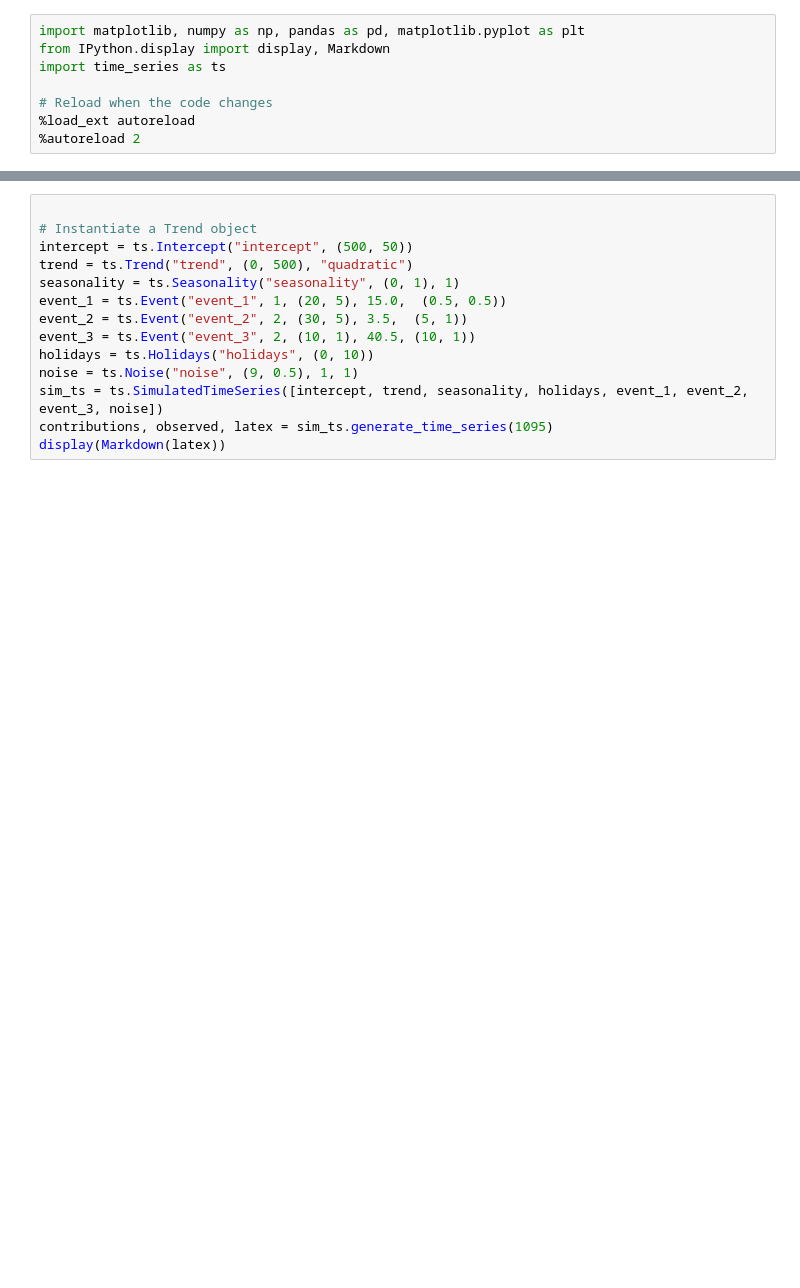
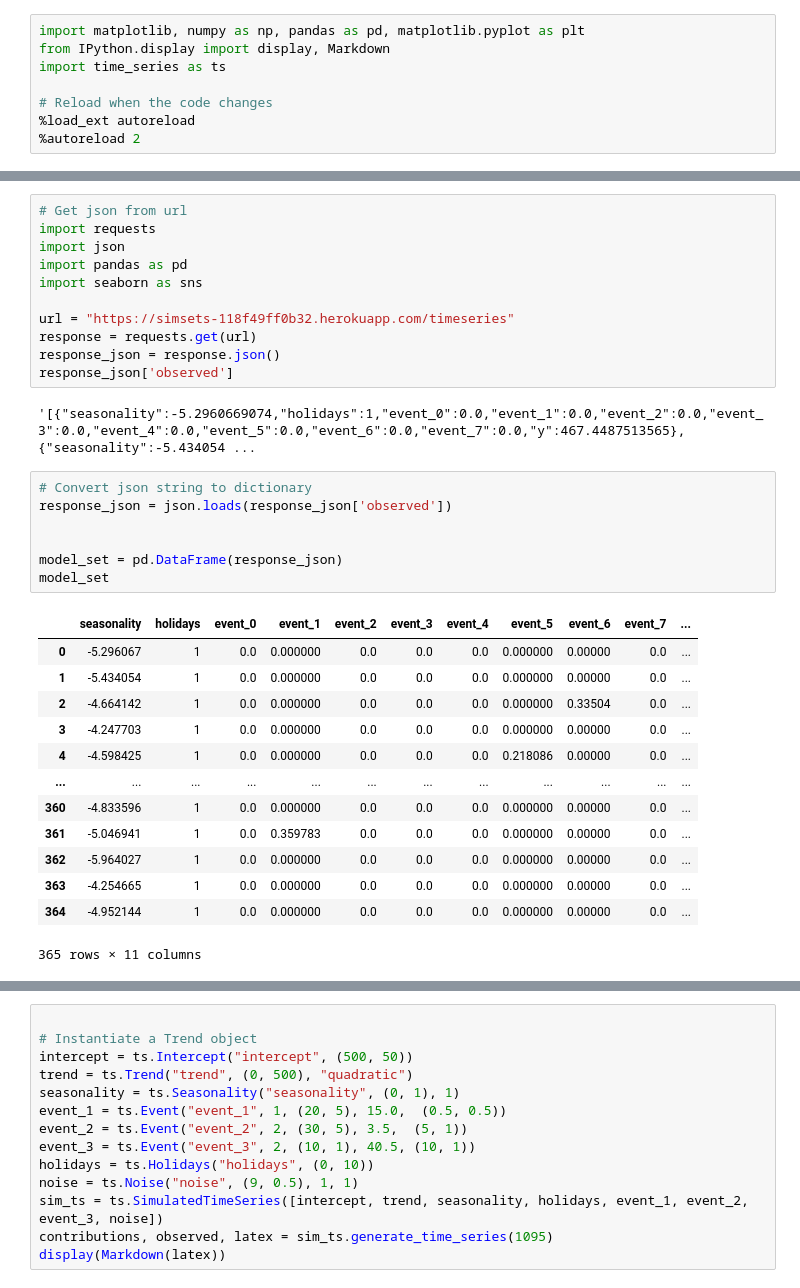
Before and after one commit to coppeliaMLA/simsets, a Jupyter notebook: scratch.ipynb, the cells around one changed output, grey strips where cells are left out. Cells and saved outputs as stored; diff of their text form; blank space fills up the shorter version.

```diff
--- a/scratch.ipynb
+++ b/scratch.ipynb
@@ -8,0 +31,34 @@ import time_series as ts
+# %%
+# Get json from url
+import requests
+import json
+import pandas as pd
+import seaborn as sns
+
+url = "https://simsets-118f49ff0b32.herokuapp.com/timeseries"
+response = requests.get(url)
+response_json = response.json()
+response_json['observed']
+# %% [output]
+'[{"seasonality":-5.2960669074,"holidays":1,"event_0":0.0,"event_1":0.0,"event_2":0.0,"event_3":0.0,"event_4":0.0,"event_5":0.0,"event_6":0.0,"event_7":0.0,"y":467.4487513565},{"seasonality":-5.434054 ...
+# %%
+# Convert json string to dictionary
+response_json = json.loads(response_json['observed'])
+
+
+model_set = pd.DataFrame(response_json)
+model_set
+# %% [output]
+|  | seasonality | holidays | event_0 | event_1 | event_2 | event_3 | event_4 | event_5 | event_6 | event_7 | ... |
+| 0 | -5.296067 | 1 | 0.0 | 0.000000 | 0.0 | 0.0 | 0.0 | 0.000000 | 0.00000 | 0.0 | ... |
+| 1 | -5.434054 | 1 | 0.0 | 0.000000 | 0.0 | 0.0 | 0.0 | 0.000000 | 0.00000 | 0.0 | ... |
+| 2 | -4.664142 | 1 | 0.0 | 0.000000 | 0.0 | 0.0 | 0.0 | 0.000000 | 0.33504 | 0.0 | ... |
+| 3 | -4.247703 | 1 | 0.0 | 0.000000 | 0.0 | 0.0 | 0.0 | 0.000000 | 0.00000 | 0.0 | ... |
+| 4 | -4.598425 | 1 | 0.0 | 0.000000 | 0.0 | 0.0 | 0.0 | 0.218086 | 0.00000 | 0.0 | ... |
+| ... | ... | ... | ... | ... | ... | ... | ... | ... | ... | ... | ... |
+| 360 | -4.833596 | 1 | 0.0 | 0.000000 | 0.0 | 0.0 | 0.0 | 0.000000 | 0.00000 | 0.0 | ... |
+| 361 | -5.046941 | 1 | 0.0 | 0.359783 | 0.0 | 0.0 | 0.0 | 0.000000 | 0.00000 | 0.0 | ... |
+| 362 | -5.964027 | 1 | 0.0 | 0.000000 | 0.0 | 0.0 | 0.0 | 0.000000 | 0.00000 | 0.0 | ... |
+| 363 | -4.254665 | 1 | 0.0 | 0.000000 | 0.0 | 0.0 | 0.0 | 0.000000 | 0.00000 | 0.0 | ... |
+| 364 | -4.952144 | 1 | 0.0 | 0.000000 | 0.0 | 0.0 | 0.0 | 0.000000 | 0.00000 | 0.0 | ... |
+365 rows × 11 columns
```
Also changed, not shown: parts of 2 cells of this notebook, 1 other file.
